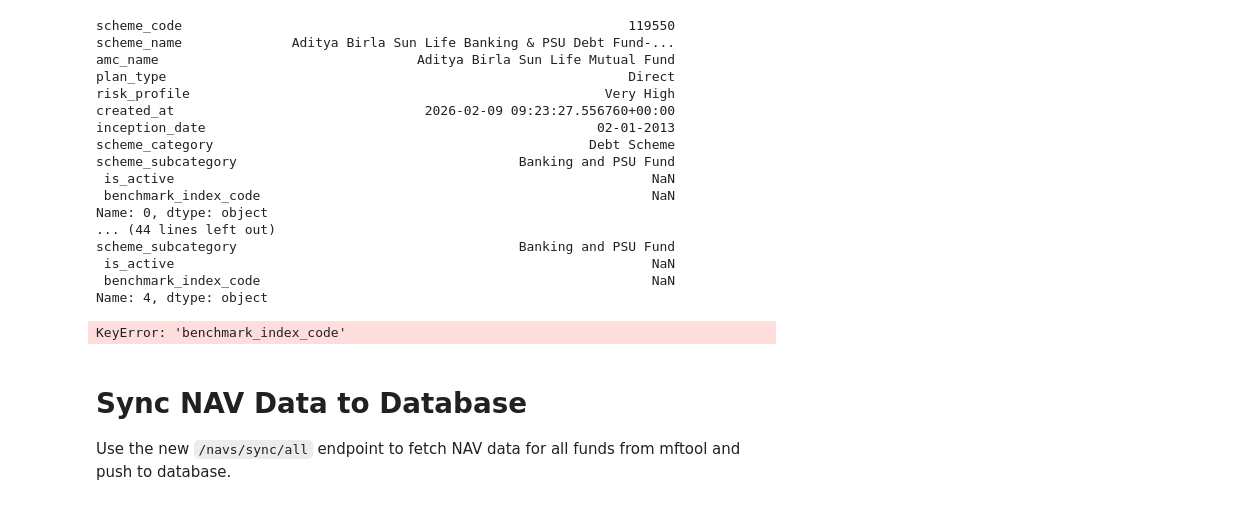
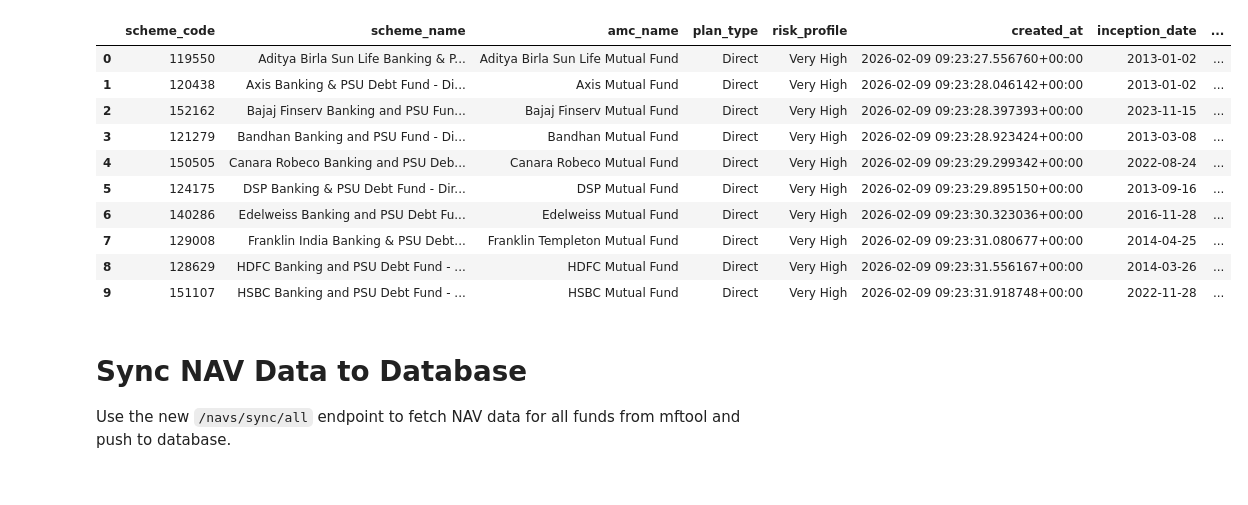
Before and after one commit to prp20/nivesh-mf-platform, a Jupyter notebook: test.ipynb, the cells around one changed output. Cells and saved outputs as stored; diff of their text form; code cells hidden in the pictures.

```diff
--- a/test.ipynb
+++ b/test.ipynb
@@ -124,7 +124,7 @@ import json
 from datetime import datetime, timezone
 from mftool import Mftool
 from tqdm import tqdm
-master_funds_list = pd.read_csv("mf_app/data/scheme_master_full.csv")
+master_funds_list = pd.read_csv("mf_app/data/scheme_master_with_benchmark.csv")
 master_funds_list
 # %% [output]
 |  | scheme_code | scheme_name | amc_name | plan_type | risk_profile | created_at | inception_date | ... |
@@ -143,24 +143,22 @@ master_funds_list
 # %%
-for item in master_funds_list.head().iterrows():
-    print(item[1])
+input_format = "%d-%m-%Y"
+output_format = "%Y-%m-%d"
+master_funds_list['inception_date'] = pd.to_datetime(master_funds_list['inception_date'], format=input_format)
+master_funds_list['inception_date'] = master_funds_list['inception_date'].dt.strftime(output_format)
-# %% [output]
-scheme_code                                                         119550
-scheme_name              Aditya Birla Sun Life Banking & PSU Debt Fund-...
-amc_name                                 Aditya Birla Sun Life Mutual Fund
-plan_type                                                           Direct
-risk_profile                                                     Very High
-created_at                                2026-02-09 09:23:27.556760+00:00
-inception_date                                                  02-01-2013
-scheme_category                                                Debt Scheme
-scheme_subcategory                                    Banking and PSU Fund
- is_active                                                             NaN
- benchmark_index_code                                                  NaN
-Name: 0, dtype: object
-... (44 lines left out)
-scheme_subcategory                                    Banking and PSU Fund
- is_active                                                             NaN
- benchmark_index_code                                                  NaN
-Name: 4, dtype: object
+# %%
+master_funds_list.head(10)
+# %% [output]
+|  | scheme_code | scheme_name | amc_name | plan_type | risk_profile | created_at | inception_date | ... |
+| 0 | 119550 | Aditya Birla Sun Life Banking & P... | Aditya Birla Sun Life Mutual Fund | Direct | Very High | 2026-02-09 09:23:27.556760+00:00 | 2013-01-02 | ... |
+| 1 | 120438 | Axis Banking & PSU Debt Fund - Di... | Axis Mutual Fund | Direct | Very High | 2026-02-09 09:23:28.046142+00:00 | 2013-01-02 | ... |
+| 2 | 152162 | Bajaj Finserv Banking and PSU Fun... | Bajaj Finserv Mutual Fund | Direct | Very High | 2026-02-09 09:23:28.397393+00:00 | 2023-11-15 | ... |
+| 3 | 121279 | Bandhan Banking and PSU Fund - Di... | Bandhan Mutual Fund | Direct | Very High | 2026-02-09 09:23:28.923424+00:00 | 2013-03-08 | ... |
+| 4 | 150505 | Canara Robeco Banking and PSU Deb... | Canara Robeco Mutual Fund | Direct | Very High | 2026-02-09 09:23:29.299342+00:00 | 2022-08-24 | ... |
+| 5 | 124175 | DSP Banking & PSU Debt Fund - Dir... | DSP Mutual Fund | Direct | Very High | 2026-02-09 09:23:29.895150+00:00 | 2013-09-16 | ... |
+| 6 | 140286 | Edelweiss Banking and PSU Debt Fu... | Edelweiss Mutual Fund | Direct | Very High | 2026-02-09 09:23:30.323036+00:00 | 2016-11-28 | ... |
+| 7 | 129008 | Franklin India Banking & PSU Debt... | Franklin Templeton Mutual Fund | Direct | Very High | 2026-02-09 09:23:31.080677+00:00 | 2014-04-25 | ... |
+| 8 | 128629 | HDFC Banking and PSU Debt Fund - ... | HDFC Mutual Fund | Direct | Very High | 2026-02-09 09:23:31.556167+00:00 | 2014-03-26 | ... |
+| 9 | 151107 | HSBC Banking and PSU Debt Fund - ... | HSBC Mutual Fund | Direct | Very High | 2026-02-09 09:23:31.918748+00:00 | 2022-11-28 | ... |
 # %%
 from datetime import datetime
 url = "http://localhost:8000/funds"
@@ -178,7 +176,7 @@ for row in tqdm(master_funds_list.iterrows()):
         'scheme_category': row[1]['scheme_category'],
         'scheme_subcategory': row[1]['scheme_subcategory'],
         'benchmark_index_code': row[1]['benchmark_index_code'],
-        'is_active':row[1]['is_active']
+        'is_active':True
     }
 
     response = requests.post(url, json=req_payload)
@@ -190,8 +188,6 @@ for row in tqdm(master_funds_list.iterrows()):
     else:
         print(f"Request failed with status code: {response.status_code}")
         print(response.text)
-# %% [output]
-KeyError: 'benchmark_index_code'
 # %% [markdown]
 # Sync NAV Data to Database
 
```
Also changed, not shown: parts of 10 cells of this notebook, 9 other files.
